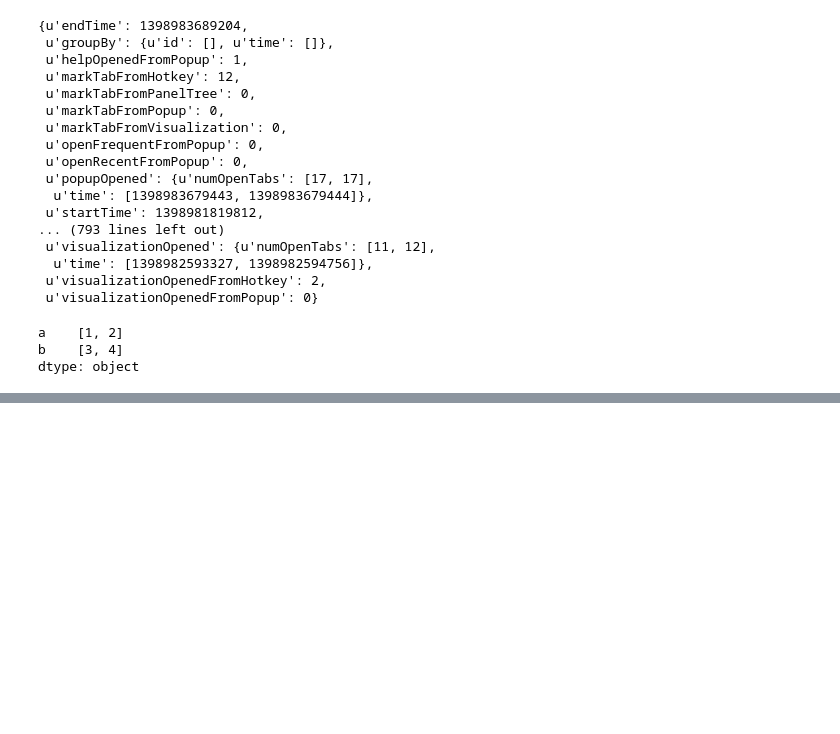
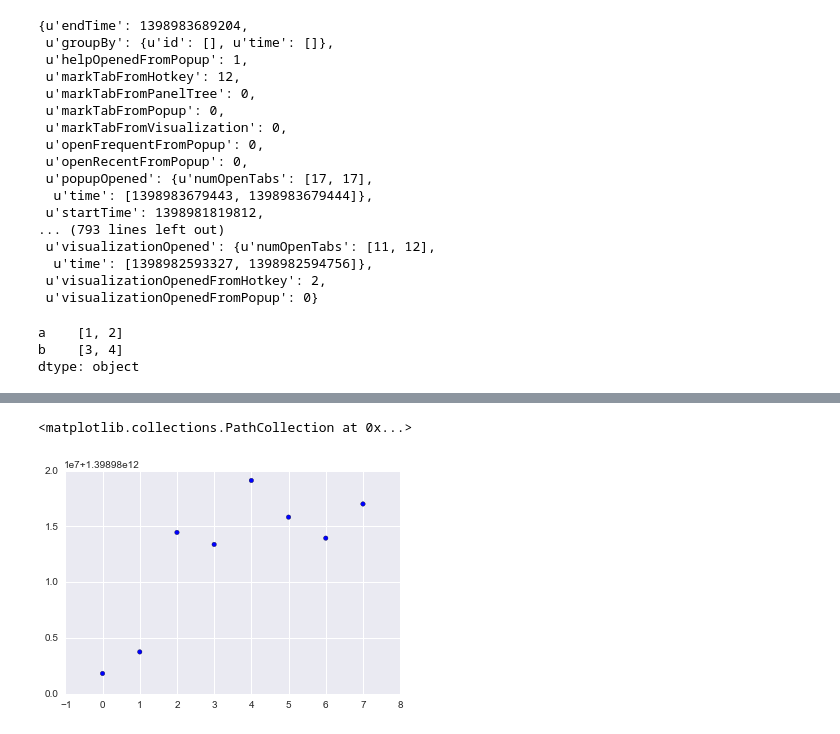
Before and after one commit to ameyp20191/hccProject, a Jupyter notebook: logs/sw_on_off/Data analysis.ipynb, the cells around one changed output, grey strips where cells are left out. Drawn from its saved outputs; the diff is of its cells as text; code cells hidden in the pictures; blank space fills up the shorter version.

```diff
--- a/logs/sw_on_off/Data analysis.ipynb
+++ b/logs/sw_on_off/Data analysis.ipynb
@@ -78,0 +146,6 @@ df['tabsMarked'][0]
+# %%
+x, y = scalarxy(ycol='startTime')
+plt.scatter(x, y)
+# %% [output]
+<matplotlib.collections.PathCollection at 0x...>
+[figure, added]
```
Also changed, not shown: parts of 7 cells of this notebook, 13 other files.
